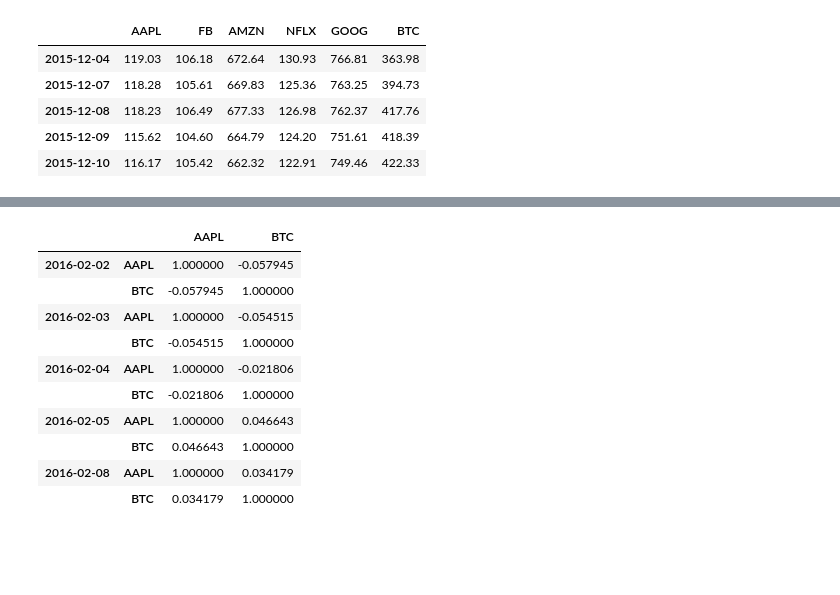
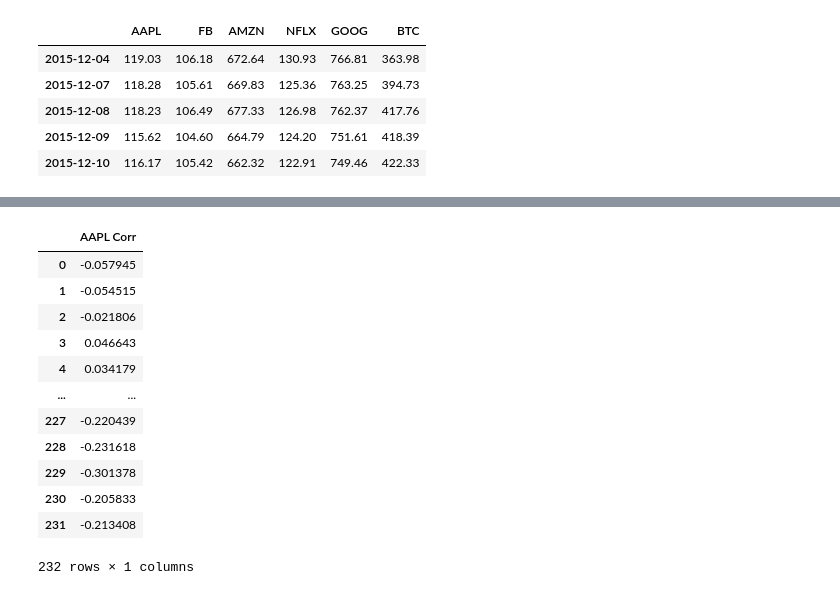
Before and after one commit to mathias1020/BTC_Correlation_Analysis, a Jupyter notebook: Correlation_Analysis.ipynb, the cells around one changed output, grey strips where cells are left out. Cells and saved outputs as stored; diff of their text form; code cells hidden in the pictures; blank space fills up the shorter version.

```diff
--- a/Correlation_Analysis.ipynb
+++ b/Correlation_Analysis.ipynb
@@ -133,22 +127,59 @@ closing_prices_2022
 # %%
-closing_prices_2016.pct_change().dropna()
-btc_aapl_correlation = pd.DataFrame()
-btc_aapl_correlation["AAPL"] = closing_prices_2016["AAPL"]
-btc_aapl_correlation["BTC"] = closing_prices_2016["BTC"]
-btc_aapl_correlation = btc_aapl_correlation.pct_change().dropna()
-btc_aapl_correlation = btc_aapl_correlation.rolling(window=20).corr()
-btc_aapl_correlation = btc_aapl_correlation.dropna()
-btc_aapl_correlation.loc[btc_aapl_correlation.]
-#btc_aapl_correlation.head(10)
+for year in years_for_analysis:
+    temp_df = pd.DataFrame()
+    if int(year[15:19]) < 2022:
+        start = year[15:19] + "-01-01"
+        end = year[15:19] + "-12-31"
+    else:
+        start = year[15:19] + "-01-01"
+        end = year[15:19] + "-04-19"
+    year_df = closing_prices.loc[start:end]
+    year_df = year_df.pct_change().dropna()
+
+    for stock in tickers:
+        index_year = year[15:19]
+        stock_column = stock
+        key = index_year + "_" + stock_column + "_BTC"
+        stock_df = pd.DataFrame()
+        stock_df["BTC"] = year_df["BTC"]
+        stock_df[stock_column] = year_df[stock_column]
+        stock_df = stock_df.rolling(window=20).corr().dropna()
+        temp_list = stock_df["BTC"].tolist()
+        for value in temp_list:
+            if value > .99999990:
+                temp_list.remove(value)
+        temp_df[stock_column + "Corr"] = temp_list
+        df_list[key] = temp_df.to_dict()
+
+#display(df_list["2019_GOOG_BTC"])
+# closing_prices_2016.pct_change().dropna()
+# btc_aapl_correlation = pd.DataFrame()
+# btc_aapl_correlation["AAPL"] = closing_prices_2016["AAPL"]
+# btc_aapl_correlation["BTC"] = closing_prices_2016["BTC"]
+# btc_aapl_correlation = btc_aapl_correlation.pct_change().dropna()
+# btc_aapl_correlation = btc_aapl_correlation.rolling(window=20).corr()
+# btc_aapl_correlation = btc_aapl_correlation.dropna()
+# btc_aapl_correlation = btc_aapl_correlation.drop(columns="AAPL")
+# btc_aapl_correlation.head(10)
-# %% [output]
-|  |  | AAPL | BTC |
-| 2016-02-02 | AAPL | 1.000000 | -0.057945 |
-|  | BTC | -0.057945 | 1.000000 |
-| 2016-02-03 | AAPL | 1.000000 | -0.054515 |
-|  | BTC | -0.054515 | 1.000000 |
-| 2016-02-04 | AAPL | 1.000000 | -0.021806 |
-|  | BTC | -0.021806 | 1.000000 |
-| 2016-02-05 | AAPL | 1.000000 | 0.046643 |
-|  | BTC | 0.046643 | 1.000000 |
-| 2016-02-08 | AAPL | 1.000000 | 0.034179 |
-|  | BTC | 0.034179 | 1.000000 |
+# %%
+test_list = btc_aapl_correlation["BTC"].tolist()
+for value in test_list:
+    if value > .99990:
+        test_list.remove(value)
+closing_prices_2016_aapl_btc = pd.DataFrame()
+closing_prices_2016_aapl_btc["AAPL Corr"] = test_list
+closing_prices_2016_aapl_btc
+# %% [output]
+|  | AAPL Corr |
+| 0 | -0.057945 |
+| 1 | -0.054515 |
+| 2 | -0.021806 |
+| 3 | 0.046643 |
+| 4 | 0.034179 |
+| ... | ... |
+| 227 | -0.220439 |
+| 228 | -0.231618 |
+| 229 | -0.301378 |
+| 230 | -0.205833 |
+| 231 | -0.213408 |
+232 rows × 1 columns
```
Also changed, not shown: parts of 4 cells of this notebook.
